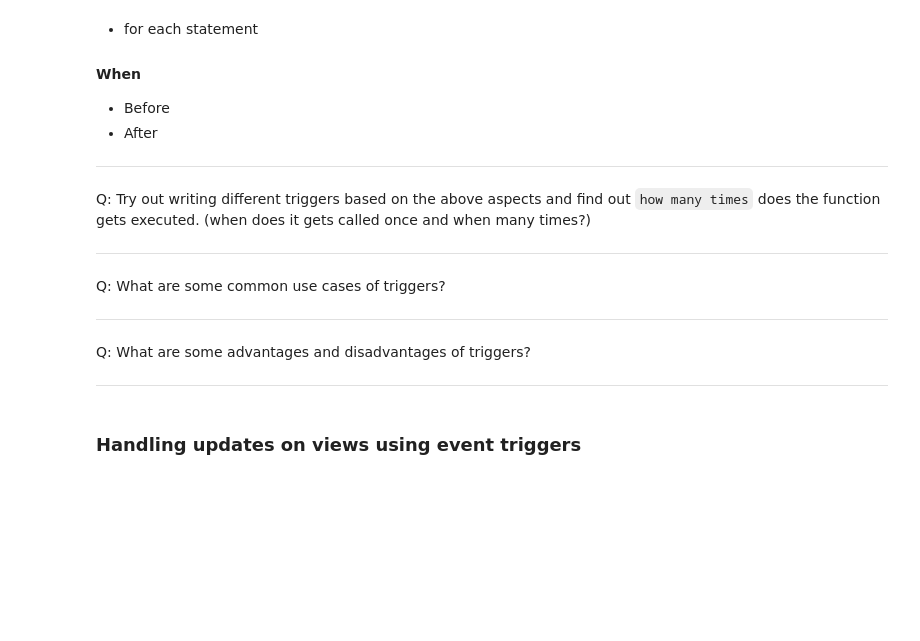
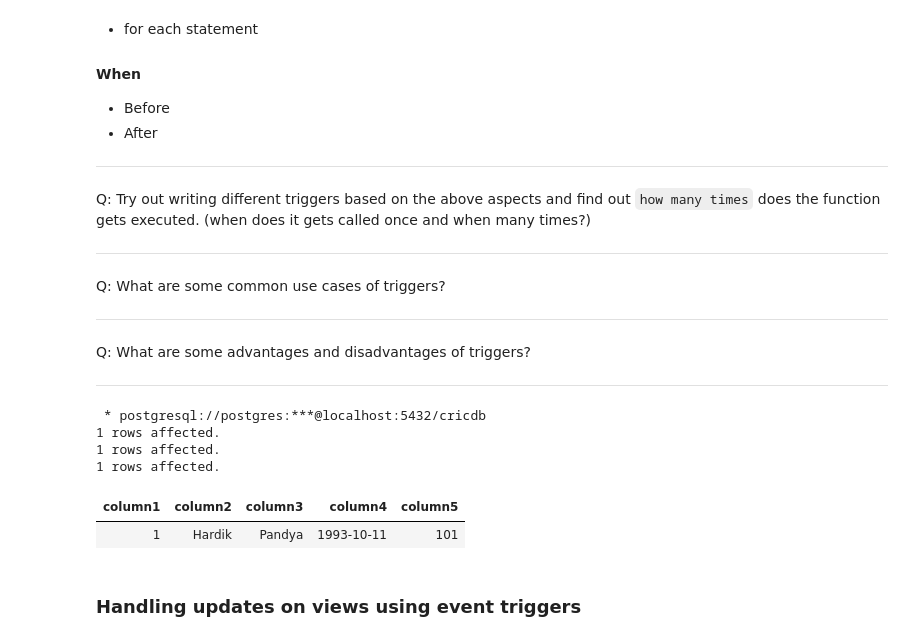
Before and after one commit to sarthak-panda/Sem6, a Jupyter notebook: COL362/InClassTutorials/SQL-06.ipynb, the cells around one changed output. Saved outputs shown, nothing was run; the diff lists cells and outputs as text; code cells hidden in the pictures; blank space fills up the shorter version.

```diff
--- a/COL362/InClassTutorials/SQL-06.ipynb
+++ b/COL362/InClassTutorials/SQL-06.ipynb
@@ -157,6 +285,18 @@ Q: What are some common use cases of triggers?
 Q: What are some advantages and disadvantages of triggers?
 
 ---
+# %%
+%%sql insert into player
+    values (1, 'Hardik', 'Pandya', '1993-10-11', 101);
+	values (1, 'Hardik', 'Pandya', '1993-10-11', 101);
+	values (1, 'Hardik', 'Pandya', '1993-10-11', 101);
+# %% [output]
+ * postgresql://postgres:***@localhost:5432/cricdb
+1 rows affected.
+1 rows affected.
+1 rows affected.
+| column1 | column2 | column3 | column4 | column5 |
+| 1 | Hardik | Pandya | 1993-10-11 | 101 |
 # %% [markdown]
 ### Handling updates on views using event triggers
 # %%
```
Also changed, not shown: parts of 49 cells of this notebook, 2 other files.
